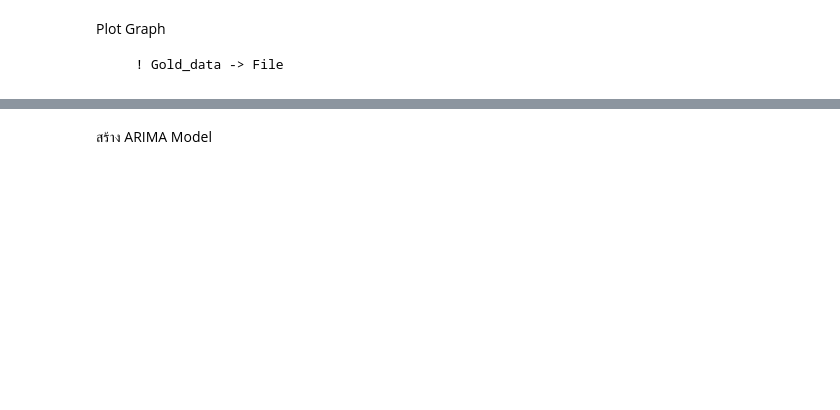
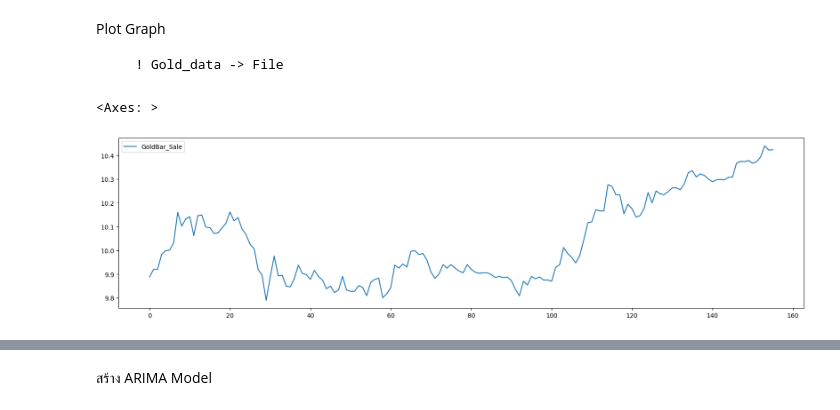
Before and after one commit to TeetyK/Forecast_Model, a Jupyter notebook: Feature_Selection and Forecast V1/GoldBar_Sale_Forecast.ipynb, the cells around one changed output, grey strips where cells are left out. Saved outputs shown, nothing was run; the diff lists cells and outputs as text; code cells hidden in the pictures; blank space fills up the shorter version.

```diff
--- a/Feature_Selection and Forecast V1/GoldBar_Sale_Forecast.ipynb
+++ b/Feature_Selection and Forecast V1/GoldBar_Sale_Forecast.ipynb
@@ -454,7 +624,10 @@ Plot Graph
 
        ! Gold_data -> File
 # %%
-Gold_data['GoldBar_Sale'].plot(figsize = (20,5) , legend = True)
+np.log(Gold_data['GoldBar_Sale']).plot(figsize = (20,5) , legend = True)
+# %% [output]
+<Axes: >
+[figure, added]
 # %%
 #Plot Two Side View
 fig , ax = plt.subplots(1,1,figsize=(16,5) , dpi=120)
```
Also changed, not shown: parts of 54 cells of this notebook.
